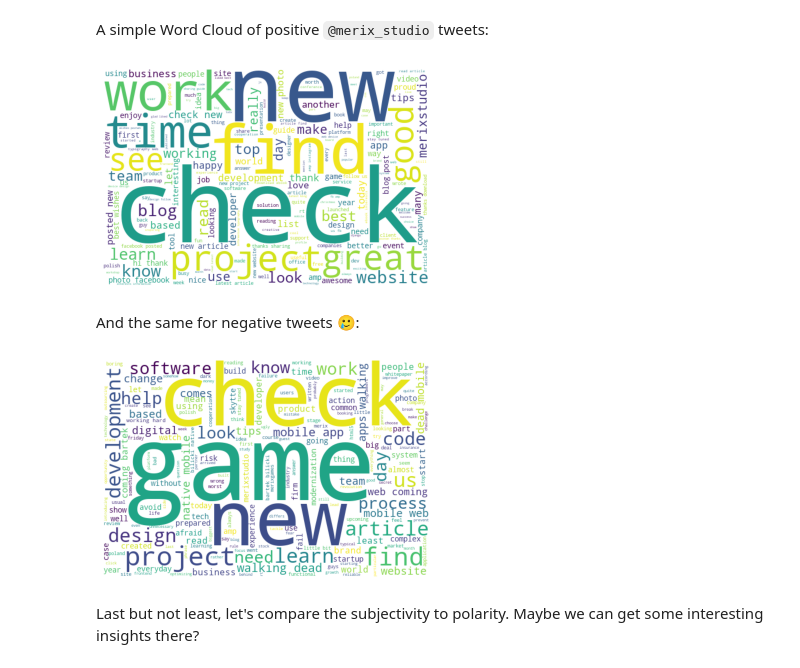
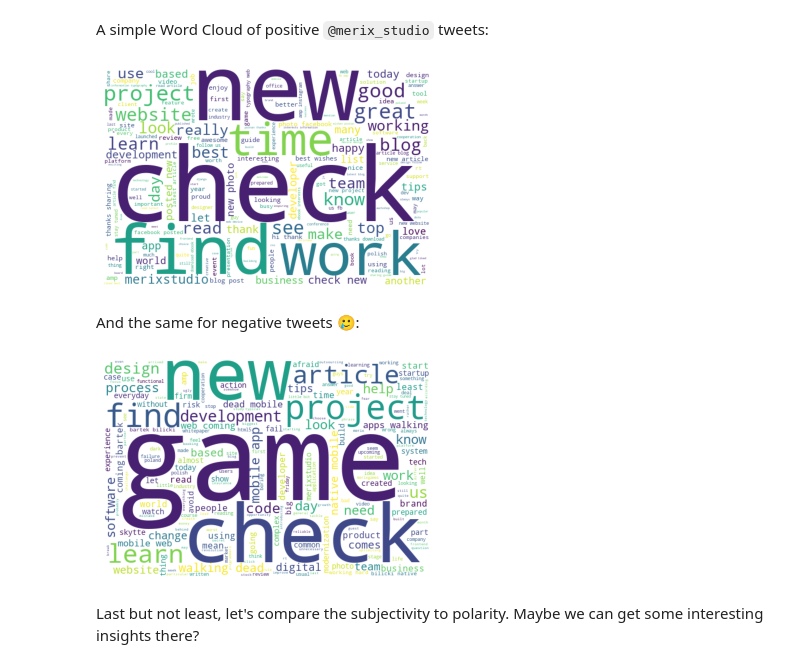
Before and after one commit to lukzmu/data-science, a Jupyter notebook: Other/Merixstudio twitter sentiment analysis/notebook.ipynb, the cells around one changed output. Drawn from its saved outputs; the diff is of its cells as text; code cells hidden in the pictures.

Commit message:
Update word clouds with random state

```diff
--- a/Other/Merixstudio twitter sentiment analysis/notebook.ipynb
+++ b/Other/Merixstudio twitter sentiment analysis/notebook.ipynb
@@ -320,25 +320,35 @@ A simple Word Cloud of positive `@merix_studio` tweets:
 # %%
 positive_df = df[df["sentiment"] == "Positive"]
 words = " ".join([tweet for tweet in positive_df["clean_text"]])
-word_cloud = WordCloud(width=600, height=400, background_color="white").generate(words)
+word_cloud = WordCloud(
+    width=600,
+    height=400,
+    background_color="white",
+    random_state=42,
+).generate(words)
 
 plt.imshow(word_cloud)
 plt.axis("off")
 plt.show()
 # %% [output]
-[figure, old version]
+[figure, new version]
 # %% [markdown]
 And the same for negative tweets 🥲:
 # %%
 negative_df = df[df["sentiment"] == "Negative"]
 words = " ".join([tweet for tweet in negative_df["clean_text"]])
-word_cloud = WordCloud(width=600, height=400, background_color="white").generate(words)
+word_cloud = WordCloud(
+    width=600,
+    height=400,
+    background_color="white",
+    random_state=42,
+).generate(words)
 
 plt.imshow(word_cloud)
 plt.axis("off")
 plt.show()
 # %% [output]
-[figure, old version]
+[figure, new version]
 # %% [markdown]
 Last but not least, let's compare the subjectivity to polarity. Maybe we can get some interesting insights there?
 # %%
```
Also changed, not shown: parts of 1 cell of this notebook.
